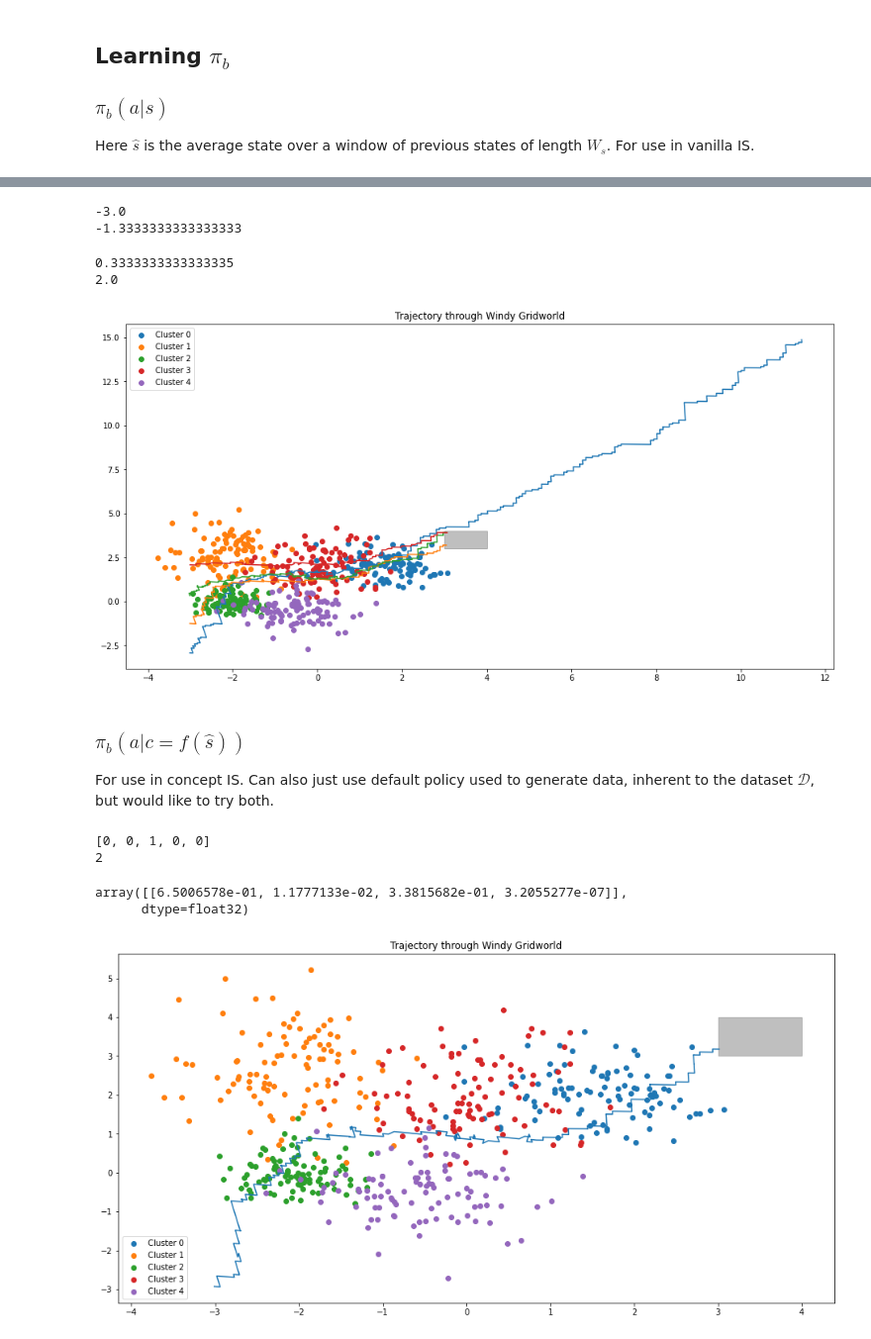
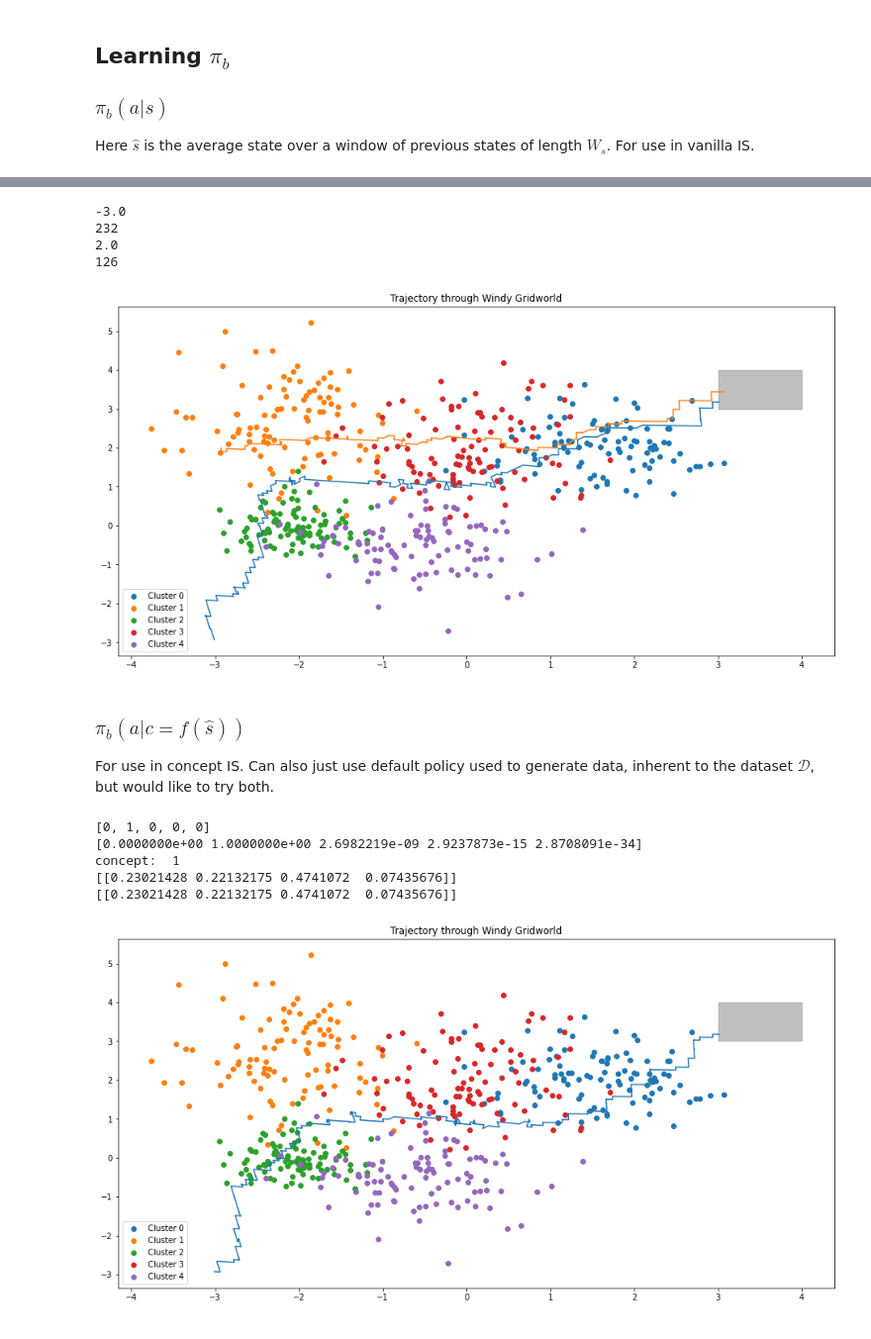
Before and after one commit to jackteversham/concepts-ope, a Jupyter notebook: learning_policies.ipynb, the cells around one changed output, grey strips where cells are left out. Shown: that part at 99% size. Cells and saved outputs as stored; diff of their text form; code cells hidden in the pictures.

```diff
--- a/learning_policies.ipynb
+++ b/learning_policies.ipynb
@@ -16,7 +17,7 @@ def load_dataset_and_trajectories(filename):
     print(npz.files)
     return npz['centroids'], npz['clusters'], npz['trajectories'], npz['rewards'], npz['unique_concepts'], npz['concepts'], npz['actions']
 
-means, clusters, trajectories, rewards, unique_concepts, concepts, actions = load_dataset_and_trajectories("saved_data/dataset_stochastic_knn.npz") #We're using dataset_large and dataset_knn
+means, clusters, trajectories, rewards, unique_concepts, concepts, actions = load_dataset_and_trajectories("saved_data/dataset_epsilon.npz") #We're using dataset_large and dataset_knn
 print(trajectories.shape)
 print(rewards.shape)
 print(unique_concepts.shape)
@@ -103,30 +103,31 @@ array([1.78797632e-01, 1.15046665e-01, 7.06155360e-01, 3.49117130e-07],
 # %%
 fig, ax2 = plt.subplots(figsize=(16,8))
 
 env.policy_model = pi_b #set policy of agent in the environment
 
-for y in np.linspace(-3,2,4):
+for y in np.linspace(-3,2,2):
     print(y)
     history = env.play(True, [], [], [], [], [], s = np.array([-3, y]))
+    print(len(history))
     plt.plot(history[:, 0], history[:, 1])
 
 rect = patches.Rectangle([3, 3], 1, 1, fill=True, color="grey", alpha=0.5)
 ax2.add_patch(rect)
 
 for i in range(num_concepts):
     start = i*100
     end = (i+1)*100
     plt.scatter(clusters[start:end,0], clusters[start:end,1], label=f"Cluster {i}")
 
 plt.legend()
 plt.title("Trajectory through Windy Gridworld")
 plt.show()
 # %% [output]
 -3.0
--1.3333333333333333
+232
+2.0
+126
-0.3333333333333335
-2.0
-[figure, old version]
+[figure, new version]
 # %% [markdown]
 ### $\pi_b(a|c=f(\hat{s}))$
 For use in concept IS. Can also just use default policy used to generate data, inherent to the dataset $\mathcal{D}$, but would like to try both.
@@ -143,16 +144,20 @@ from models.policy import PolicyModel
 # pi_b_c.save("saved_models/pi_b_c")
 pi_b_c = keras.models.load_model("saved_models/pi_b_c")
 # %%
-input = [0, 0, 1, 0, 0]
+input = [0, 1, 0, 0, 0]
+input2 = concept_model.predict(np.array([-3,2]).reshape(1,2))[0]
 print(input)
-print(np.argmax(input))
-pi_b_c.predict(np.array(input).reshape(1,5)) #action probability distribution for a given concept
+print(input2)
+print("concept: ", np.argmax(input2))
+print(pi_b_c.predict(np.array(input).reshape(1,5))) #action probability distribution for a given concept
+print(pi_b_c.predict(np.array(input2).reshape(1,5)))
 # np.mean(pi_b_c.predict(Xc_test), axis=0)
 # %% [output]
-[0, 0, 1, 0, 0]
-2
+[0, 1, 0, 0, 0]
+[0.0000000e+00 1.0000000e+00 2.6982219e-09 2.9237873e-15 2.8708091e-34]
+concept:  1
+[[0.23021428 0.22132175 0.4741072  0.07435676]]
+[[0.23021428 0.22132175 0.4741072  0.07435676]]
-array([[6.5006578e-01, 1.1777133e-02, 3.3815682e-01, 3.2055277e-07]],
-      dtype=float32)
 # %%
 concept_model = keras.models.load_model("saved_models/c|s")
 evaluation_env = WindyGridworld(len(means), "simple", knn, means, pi_b_c, None, concept_model)
```
Also changed, not shown: parts of 12 cells of this notebook, 18 other files.
